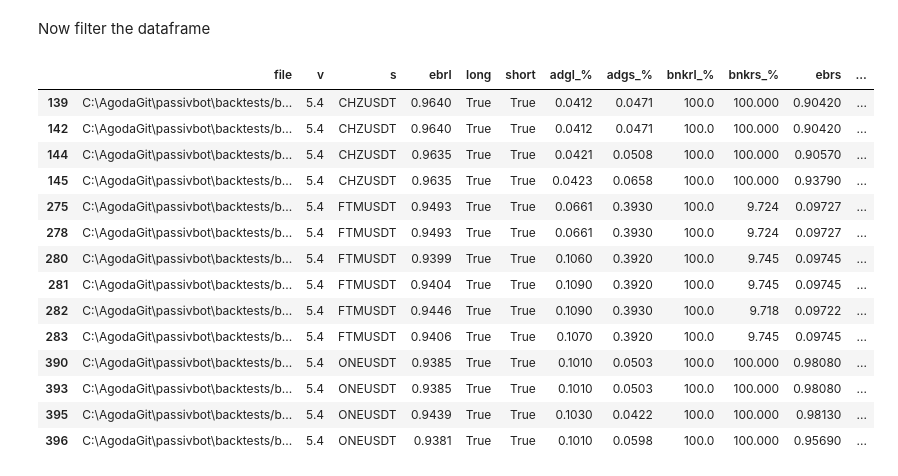
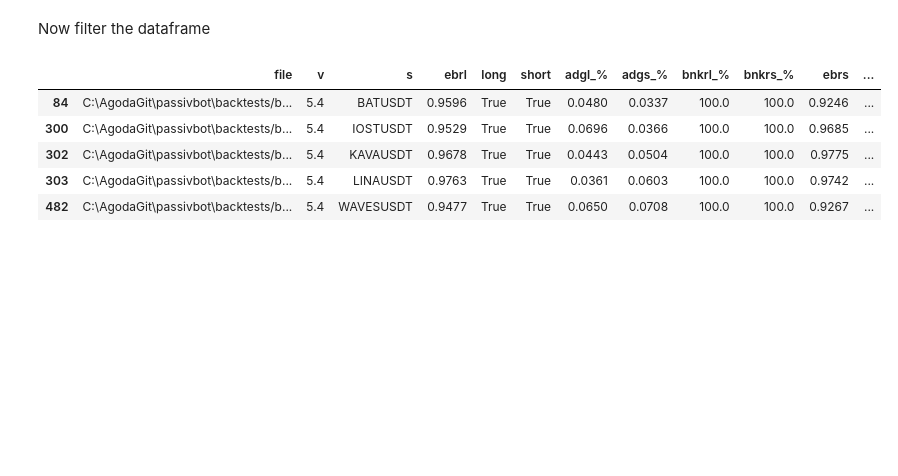
Before and after one commit to shroukkhan/passivbot, a Jupyter notebook: analyze_result.ipynb, the cells around one changed output. Drawn from its saved outputs; the diff is of its cells as text; code cells hidden in the pictures; blank space fills up the shorter version.

```diff
--- a/analyze_result.ipynb
+++ b/analyze_result.ipynb
@@ -81,50 +81,39 @@ allowed_symbols = ["ETHUSDT", "XRPUSDT", "1000SHIBUSDT", "DOGEUSDT", "ADAUSDT",
                    "CELRUSDT", "SXPUSDT", "1INCHUSDT", "SRMUSDT", "COTIUSDT",
                    "ZECUSDT", "QTUMUSDT", "GRTUSDT", "DENTUSDT", "SFPUSDT",
                    "STORJUSDT", "IOTAUSDT", "HOTUSDT", "NEOUSDT", "COMPUSDT",
                    "LINAUSDT", "KAVAUSDT", "BATUSDT", "WAVESUSDT", "IOSTUSDT",
                    "ALPHAUSDT", "RLCUSDT", "HBARUSDT", "DODOUSDT", "XMRUSDT",
                    "SNXUSDT", "ANKRUSDT", "DASHUSDT", "REEFUSDT", "ZENUSDT",
                    "CVCUSDT", "RENUSDT", "ICXUSDT", "RSRUSDT", "SKLUSDT",
                    "NKNUSDT", "BELUSDT", "ONTUSDT", "OGNUSDT", "BLZUSDT",
                    "MTLUSDT", "CTKUSDT", "RVNUSDT", "LITUSDT", "MKRUSDT",
                    "OCEANUSDT", "ZILUSDT", "UNFIUSDT", "BANDUSDT", "YFIIUSDT",
                    "TOMOUSDT", "TRBUSDT", "KNCUSDT", "STMXUSDT", "ZRXUSDT",
                    "SCUSDT", "AKROUSDT", "XEMUSDT", "FLMUSDT", "BALUSDT",
                    "BTSUSDT", "DGBUSDT", "DEFIUSDT"]
 
-allowed_symbols = ["ONEUSDT",
-         "FTMUSDT",
-         "CHZUSDT"]
+allowed_symbols = ["LINAUSDT", "KAVAUSDT", "BATUSDT", "WAVESUSDT", "IOSTUSDT"]
 
 df = big_data[(big_data.s.isin(allowed_symbols))
               & (big_data['long'] == True)
               & (big_data['short'] == True)
 
               # & (big_data['bnkrl_%'] > 95.0)
               # & (big_data['bnkrs_%'] > 95.0)
 
               & (big_data['v'] == '5.4')
 
     # & (big_data['tg_%'] > 10)
     # & (big_data['ebr'] > .85)
               ]
 df
 # %% [output]
 |  | file | v | s | ebrl | long | short | adgl_% | adgs_% | bnkrl_% | bnkrs_% | ebrs | ... |
-| 139 | C:\AgodaGit\passivbot\backtests/b... | 5.4 | CHZUSDT | 0.9640 | True | True | 0.0412 | 0.0471 | 100.0 | 100.000 | 0.90420 | ... |
-| 142 | C:\AgodaGit\passivbot\backtests/b... | 5.4 | CHZUSDT | 0.9640 | True | True | 0.0412 | 0.0471 | 100.0 | 100.000 | 0.90420 | ... |
-| 144 | C:\AgodaGit\passivbot\backtests/b... | 5.4 | CHZUSDT | 0.9635 | True | True | 0.0421 | 0.0508 | 100.0 | 100.000 | 0.90570 | ... |
-| 145 | C:\AgodaGit\passivbot\backtests/b... | 5.4 | CHZUSDT | 0.9635 | True | True | 0.0423 | 0.0658 | 100.0 | 100.000 | 0.93790 | ... |
-| 275 | C:\AgodaGit\passivbot\backtests/b... | 5.4 | FTMUSDT | 0.9493 | True | True | 0.0661 | 0.3930 | 100.0 | 9.724 | 0.09727 | ... |
-| 278 | C:\AgodaGit\passivbot\backtests/b... | 5.4 | FTMUSDT | 0.9493 | True | True | 0.0661 | 0.3930 | 100.0 | 9.724 | 0.09727 | ... |
-| 280 | C:\AgodaGit\passivbot\backtests/b... | 5.4 | FTMUSDT | 0.9399 | True | True | 0.1060 | 0.3920 | 100.0 | 9.745 | 0.09745 | ... |
-| 281 | C:\AgodaGit\passivbot\backtests/b... | 5.4 | FTMUSDT | 0.9404 | True | True | 0.1090 | 0.3920 | 100.0 | 9.745 | 0.09745 | ... |
-| 282 | C:\AgodaGit\passivbot\backtests/b... | 5.4 | FTMUSDT | 0.9446 | True | True | 0.1090 | 0.3930 | 100.0 | 9.718 | 0.09722 | ... |
-| 283 | C:\AgodaGit\passivbot\backtests/b... | 5.4 | FTMUSDT | 0.9406 | True | True | 0.1070 | 0.3920 | 100.0 | 9.745 | 0.09745 | ... |
-| 390 | C:\AgodaGit\passivbot\backtests/b... | 5.4 | ONEUSDT | 0.9385 | True | True | 0.1010 | 0.0503 | 100.0 | 100.000 | 0.98080 | ... |
-| 393 | C:\AgodaGit\passivbot\backtests/b... | 5.4 | ONEUSDT | 0.9385 | True | True | 0.1010 | 0.0503 | 100.0 | 100.000 | 0.98080 | ... |
-| 395 | C:\AgodaGit\passivbot\backtests/b... | 5.4 | ONEUSDT | 0.9439 | True | True | 0.1030 | 0.0422 | 100.0 | 100.000 | 0.98130 | ... |
-| 396 | C:\AgodaGit\passivbot\backtests/b... | 5.4 | ONEUSDT | 0.9381 | True | True | 0.1010 | 0.0598 | 100.0 | 100.000 | 0.95690 | ... |
+| 84 | C:\AgodaGit\passivbot\backtests/b... | 5.4 | BATUSDT | 0.9596 | True | True | 0.0480 | 0.0337 | 100.0 | 100.0 | 0.9246 | ... |
+| 300 | C:\AgodaGit\passivbot\backtests/b... | 5.4 | IOSTUSDT | 0.9529 | True | True | 0.0696 | 0.0366 | 100.0 | 100.0 | 0.9685 | ... |
+| 302 | C:\AgodaGit\passivbot\backtests/b... | 5.4 | KAVAUSDT | 0.9678 | True | True | 0.0443 | 0.0504 | 100.0 | 100.0 | 0.9775 | ... |
+| 303 | C:\AgodaGit\passivbot\backtests/b... | 5.4 | LINAUSDT | 0.9763 | True | True | 0.0361 | 0.0603 | 100.0 | 100.0 | 0.9742 | ... |
+| 482 | C:\AgodaGit\passivbot\backtests/b... | 5.4 | WAVESUSDT | 0.9477 | True | True | 0.0650 | 0.0708 | 100.0 | 100.0 | 0.9267 | ... |
 # %%
 df.drop_duplicates(subset=['s', 'tgl_%', 'tgs_%', 'bnkrl_%', 'bnkrs_%', 'ebrl', 'ebrs', 'long', 'short'], keep='first',
                    inplace=True)
```
Also changed, not shown: parts of 2 cells of this notebook, 7 other files.
